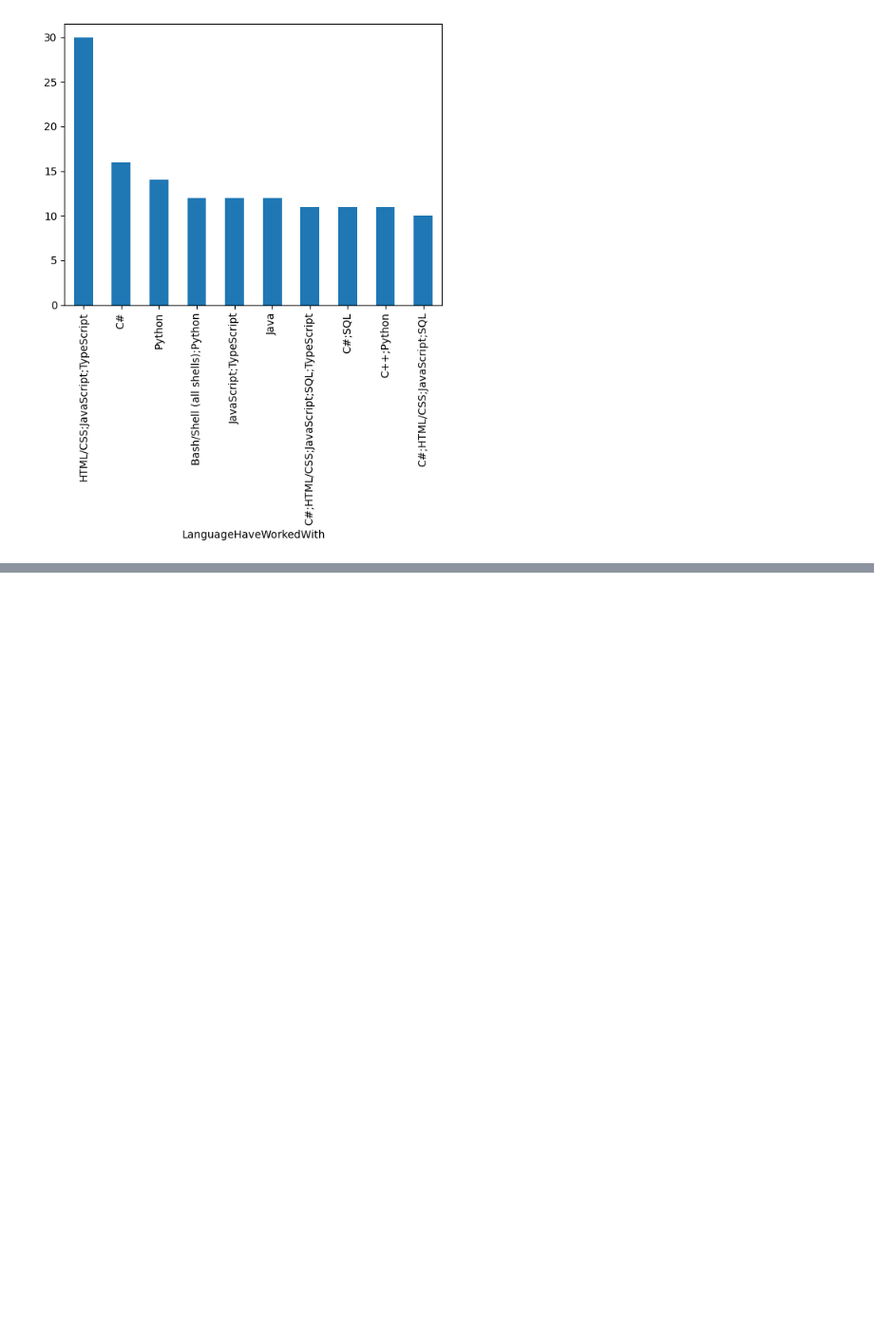
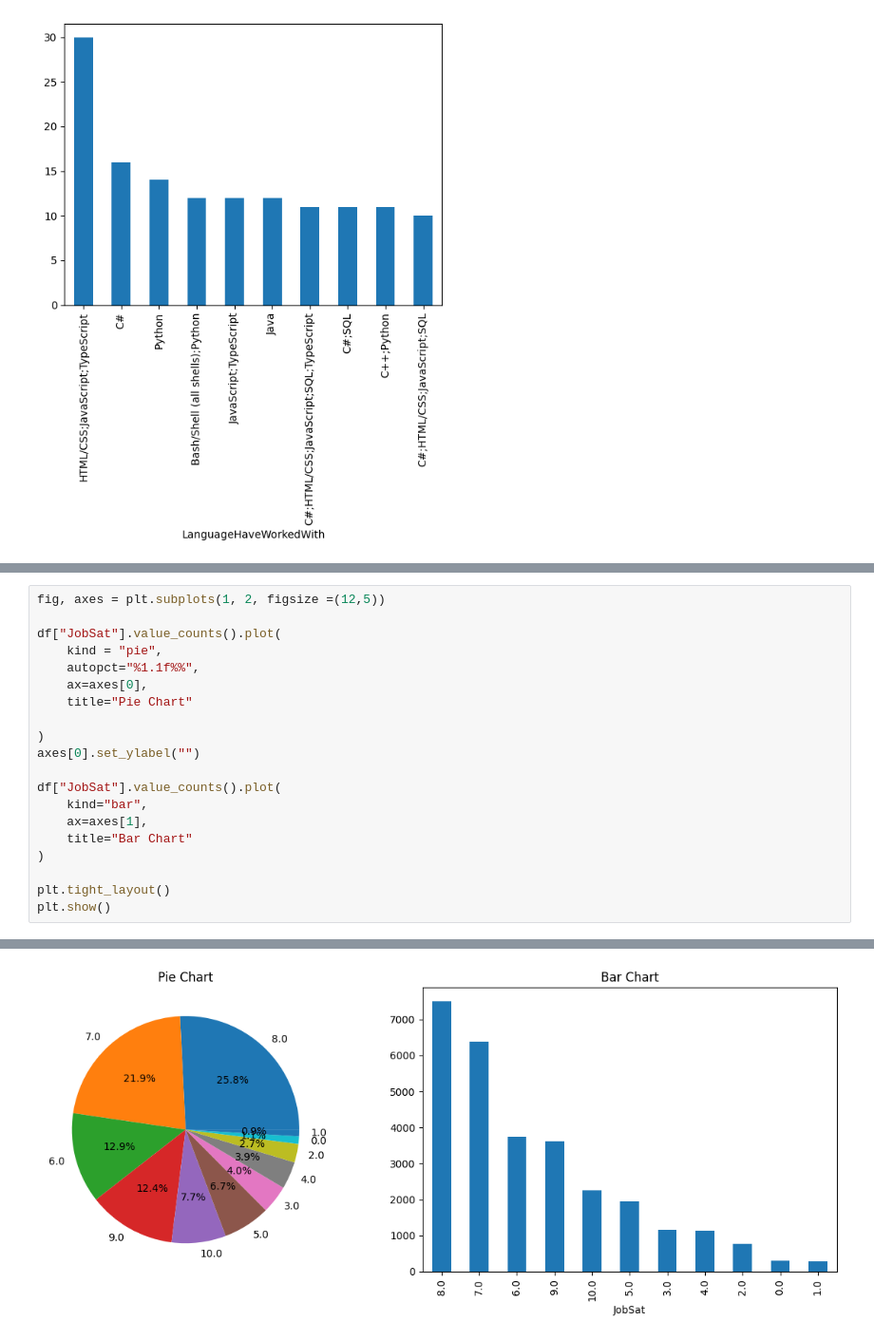
Before and after one commit to dev-evelin/ibm-data-analyst-capstone, a Jupyter notebook: notebooks/03_Exploratory_Data_Analysis.ipynb, the cells around one changed output, grey strips where cells are left out. Shown at 95% size. Drawn from its saved outputs; the diff is of its cells as text; blank space fills up the shorter version.

```diff
--- a/notebooks/03_Exploratory_Data_Analysis.ipynb
+++ b/notebooks/03_Exploratory_Data_Analysis.ipynb
@@ -294,0 +412,21 @@ df_poland["LanguageHaveWorkedWith"].value_counts().head(10).plot(kind="bar")
+# %%
+fig, axes = plt.subplots(1, 2, figsize =(12,5))
+
+df["JobSat"].value_counts().plot(
+    kind = "pie",
+    autopct="%1.1f%%",
+    ax=axes[0],
+    title="Pie Chart"
+
+)
+axes[0].set_ylabel("")
+
+df["JobSat"].value_counts().plot(
+    kind="bar",
+    ax=axes[1],
+    title="Bar Chart"
+)
+
+plt.tight_layout()
+plt.show()
+# %% [output]
@@ -294,0 +438 @@ df_poland["LanguageHaveWorkedWith"].value_counts().head(10).plot(kind="bar")
+[figure, added]
```
Also changed, not shown: parts of 24 cells of this notebook.
